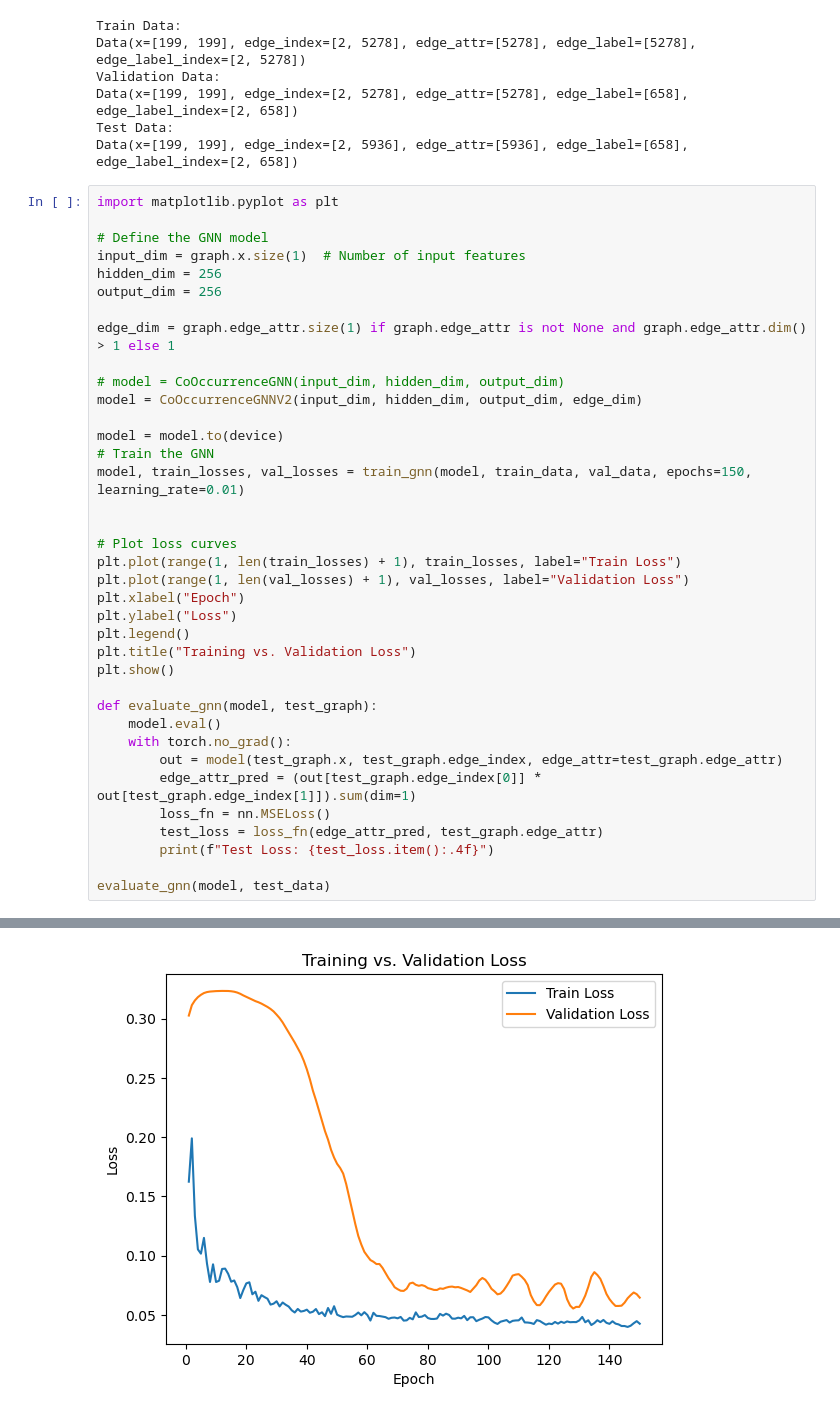
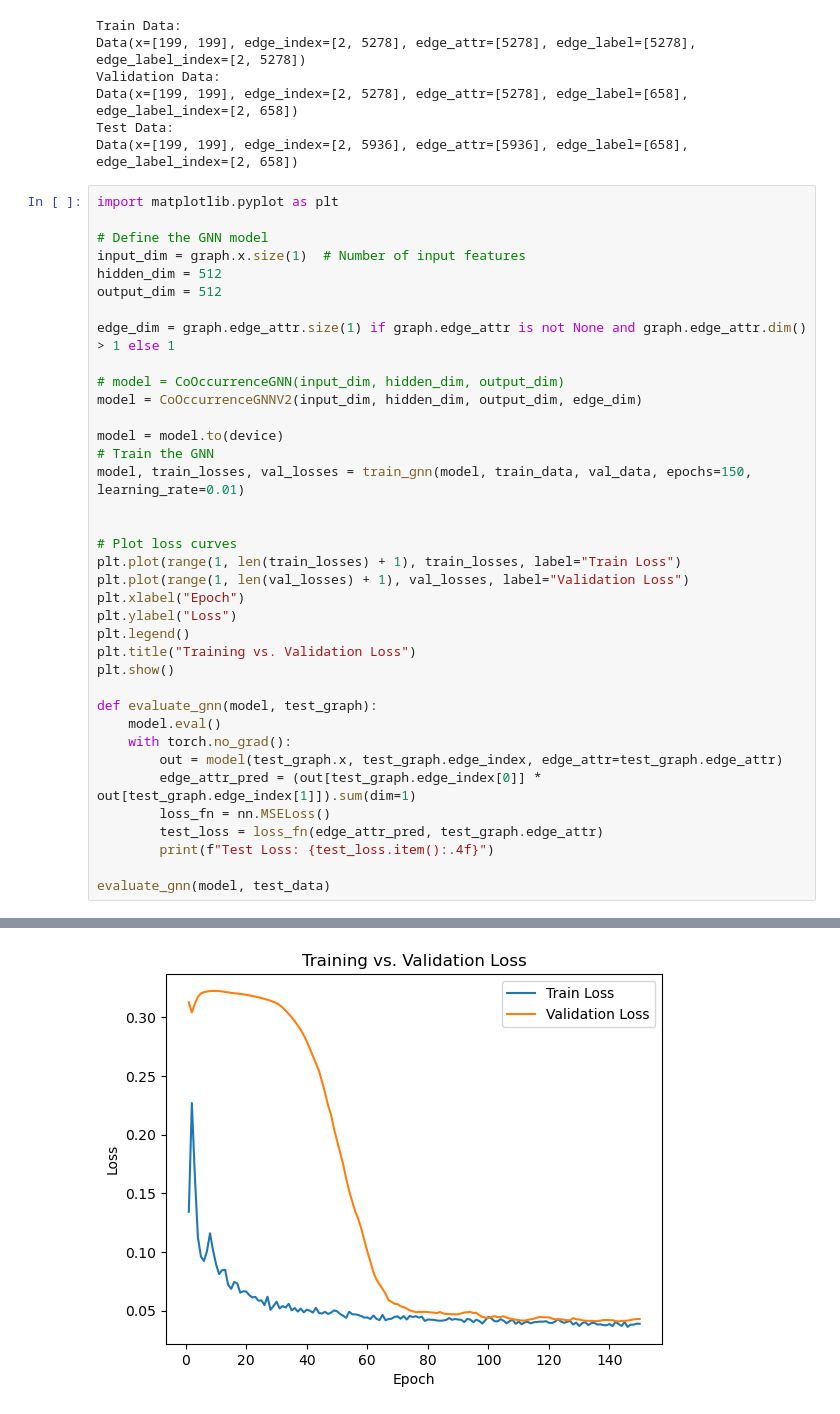
Before and after one commit to Lyce24/DL_Final_Project, a Jupyter notebook: embeddings/ingr_gnn.ipynb, the cells around one changed output, grey strips where cells are left out. Drawn from its saved outputs; the diff is of its cells as text.

Commit message:
Update Figures

```diff
--- a/embeddings/ingr_gnn.ipynb
+++ b/embeddings/ingr_gnn.ipynb
@@ -190,8 +190,8 @@ import matplotlib.pyplot as plt
 
 # Define the GNN model
 input_dim = graph.x.size(1)  # Number of input features
-hidden_dim = 256
-output_dim = 256
+hidden_dim = 512
+output_dim = 512
 
 edge_dim = graph.edge_attr.size(1) if graph.edge_attr is not None and graph.edge_attr.dim() > 1 else 1
 
@@ -242,2 +242,2 @@ Epoch 150/150, Train Loss: 0.0427, Val Loss: 0.0647
 Training Complete!
-[figure, old version]
+[figure, new version]
```
Also changed, not shown: parts of 6 cells of this notebook, 2 other files.
